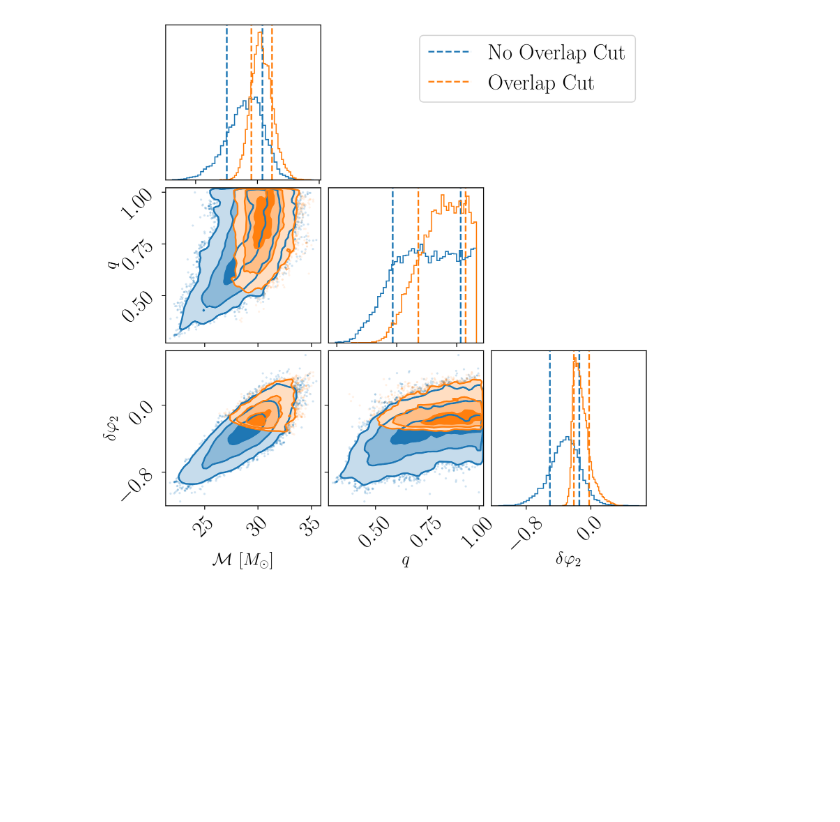
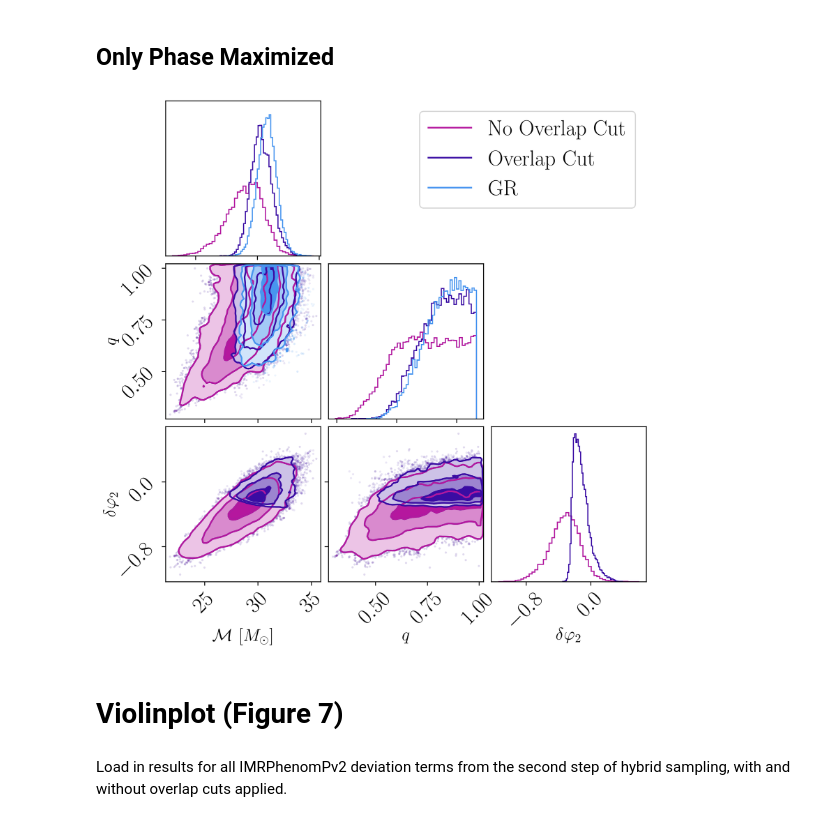
Before and after one commit to noahewolfe/tgr-hybrid-sampling, a Jupyter notebook: gw150914.ipynb, the cells around one changed output. Saved outputs shown, nothing was run; the diff lists cells and outputs as text; code cells hidden in the pictures; blank space fills up the shorter version.

```diff
--- a/gw150914.ipynb
+++ b/gw150914.ipynb
@@ -17,0 +76,2 @@ plt.style.use("./tgr-hybrid-sampling.mplstyle")
+# %% [markdown]
+## Only Phase Maximized
@@ -18,3 +93,13 @@ plt.style.use("./tgr-hybrid-sampling.mplstyle")
 # %%
-dphi2_posterior = pd.read_hdf("./150914_hybrid.hdf5", key="d_phi_2")
-dphi2_overlap0_posterior = pd.read_hdf("./150914_hybrid.hdf5", key="d_phi_2_no_overlap")
+dphi2_posterior = pd.read_hdf("./GW150914_results/150914_hybrid_step2.hdf5", key="d_phi_2")
+dphi2_overlap0_posterior = pd.read_hdf("./GW150914_results/150914_hybrid_step2.hdf5", key="d_phi_2_no_overlap")
+
+res_dphi2 = bilby.core.result.Result(
+    posterior = dphi2_posterior,
+    search_parameter_keys = list(dphi2_posterior.columns)
+)
+
+res_dphi2_overlap0 = bilby.core.result.Result(
+    posterior = dphi2_overlap0_posterior,
+    search_parameter_keys = list(dphi2_overlap0_posterior.columns)
+)
@@ -31,18 +106,23 @@ res_dphi2_overlap0 = bilby.core.result.Result(
 # %%
-with plt.rc_context({'lines.linestyle' : '--'}):
-    fig = bilby.core.result.plot_multiple(
-        [res_dphi2_overlap0, res_dphi2],
-        labels = ["No Overlap Cut", "Overlap Cut"],
-        titles = False,
-        truth_color = "black",
-        parameters = ["chirp_mass", "mass_ratio", "d_phi_2"],
-        corner_labels = [
-            r"$\mathcal{M}$ [$M_{\odot}$]",
-            r"$q$",
-            dpi_key_to_label("d_phi_2")
-        ]
-    )
+fig = plot_multiple_lower_dim(
+    [res_dphi2_overlap0, res_dphi2], res_dphi2_step1,
+    labels = ["No Overlap Cut", "Overlap Cut", "GR"],
+    titles = False,
+    truth_color = "black",
+    parameters = ["chirp_mass", "mass_ratio", "d_phi_2"],
+    corner_labels = [
+        r"$\mathcal{M}$ [$M_{\odot}$]",
+        r"$q$",
+        dpi_key_to_label("d_phi_2")
+    ],
+    colours = [HYBRID_OVERLAP0_COLOR, HYBRID_COLOR, COMP_COLOR],
+    quantiles = None
+)
 
-fig.savefig("./gw150914_dphi2_overlap-comparison.pdf")
+fig.savefig("./gw150914_dphi2_overlap-comparison.pdf", bbox_inches="tight")
 # %% [output]
-[figure, old version]
+[figure, new version]
+# %% [markdown]
+# Violinplot (Figure 7)
+# %% [markdown]
+Load in results for all IMRPhenomPv2 deviation terms from the second step of hybrid sampling, with and without overlap cuts applied.
```
Also changed, not shown: parts of 16 cells of this notebook, 19 other files.
